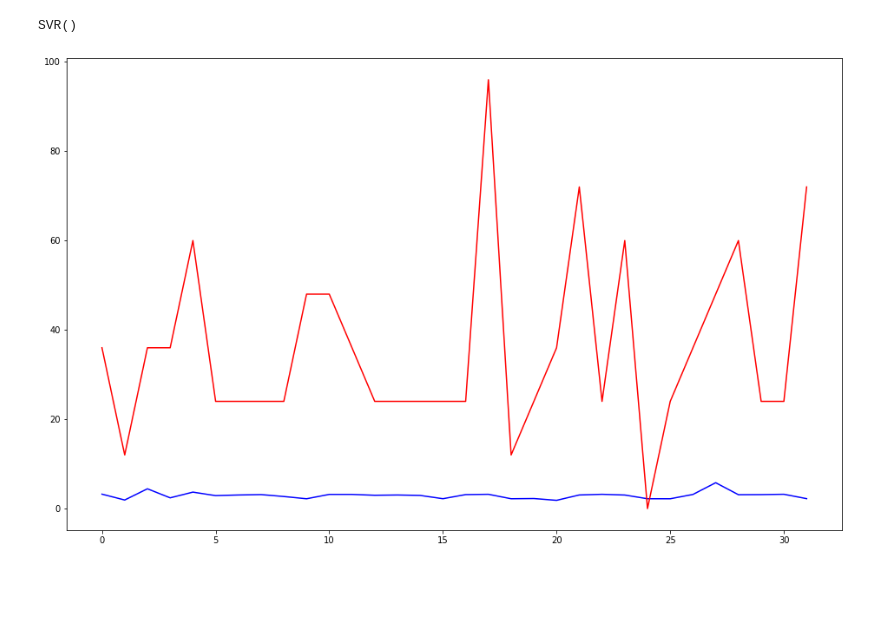
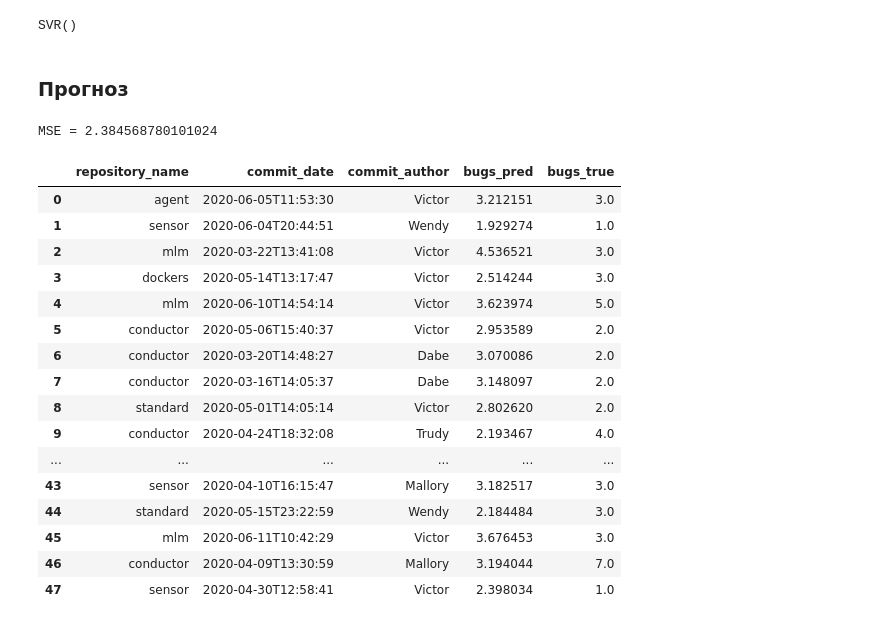
Before and after one commit to AilisaD/ABSoft_test, a Jupyter notebook: main.ipynb, the cells around one changed output. Cells and saved outputs as stored; diff of their text form; code cells hidden in the pictures; blank space fills up the shorter version.

```diff
--- a/main.ipynb
+++ b/main.ipynb
@@ -56,30 +45,54 @@ df = df.drop('bugs', axis=1)
 X = df.values
 Y = Y.reshape(Y.shape[0], 1)
 sc_X = MinMaxScaler()
-sc_y = MinMaxScaler()
+sc_Y = MinMaxScaler()
 X = sc_X.fit_transform(X)
-Y = sc_y.fit_transform(Y)
+Y = sc_Y.fit_transform(Y)
+
+x_train, x_test, y_train, y_test = model_selection.train_test_split(
+    X,
+    Y,
+    test_size=0.15,
+    random_state=42,
+)
+
+regressor = SVR(kernel='rbf')
+regressor.fit(x_train, y_train)
+# %% [output]
+SVR()
-# %%
-x_train, x_test, y_train, y_test = model_selection.train_test_split(
-    X,
-    Y,
-    test_size=0.20,
-    random_state=42,
-)
-# %%
-regressor = SVR(kernel='rbf')
-regressor.fit(x_train, y_train)
-# %% [output]
-SVR()
-# %%
-y_pred = regressor.predict(x_test)
-y_pred = sc_y.inverse_transform(y_pred.reshape(y_pred.shape[0], 1))
-y_test = sc_y.inverse_transform(y_test.reshape(y_test.shape[0], 1))
-# %%
-plt.figure(figsize=[16, 10]).patch.set_facecolor('w')
-
-plt.plot(y_pred, color = 'blue', label='y_pred')
-plt.plot(y_test, color = 'red', label='y_test')
-plt.show()
-# %% [output]
-[figure, removed]
+# %% [markdown]
+### Прогноз
+# %%
+y_pred = regressor.predict(x_test)
+y_pred = sc_Y.inverse_transform(y_pred.reshape(y_pred.shape[0], 1))
+y_true = sc_Y.inverse_transform(y_test.reshape(y_test.shape[0], 1))
+
+df_test = pd.DataFrame(sc_X.inverse_transform(x_test), columns=df.columns, dtype=int)
+df_test['commit_date'] = df_test['commit_date'].map(
+    lambda x: datetime.fromtimestamp(x).isoformat(sep='T', timespec='auto'))
+df_test['repository_name'] = label_encoder.inverse_transform(df_test['repository_name'])
+df_test['commit_author'] = df_test.iloc[:, 2:].idxmax(axis=1).map(lambda x: x.replace('commit_author_', ''))
+df_test.drop(df_test.columns[2:12], axis=1, inplace=True)
+df_test['bugs_pred'] = y_pred
+df_test['bugs_true'] = y_true
+print(f'MSE = {mean_squared_error(y_true, y_pred)}')
+df_test
+# %% [output]
+MSE = 2.384568780101024
+|  | repository_name | commit_date | commit_author | bugs_pred | bugs_true |
+| 0 | agent | 2020-06-05T11:53:30 | Victor | 3.212151 | 3.0 |
+| 1 | sensor | 2020-06-04T20:44:51 | Wendy | 1.929274 | 1.0 |
+| 2 | mlm | 2020-03-22T13:41:08 | Victor | 4.536521 | 3.0 |
+| 3 | dockers | 2020-05-14T13:17:47 | Victor | 2.514244 | 3.0 |
+| 4 | mlm | 2020-06-10T14:54:14 | Victor | 3.623974 | 5.0 |
+| 5 | conductor | 2020-05-06T15:40:37 | Victor | 2.953589 | 2.0 |
+| 6 | conductor | 2020-03-20T14:48:27 | Dabe | 3.070086 | 2.0 |
+| 7 | conductor | 2020-03-16T14:05:37 | Dabe | 3.148097 | 2.0 |
+| 8 | standard | 2020-05-01T14:05:14 | Victor | 2.802620 | 2.0 |
+| 9 | conductor | 2020-04-24T18:32:08 | Trudy | 2.193467 | 4.0 |
+| ... | ... | ... | ... | ... | ... |
+| 43 | sensor | 2020-04-10T16:15:47 | Mallory | 3.182517 | 3.0 |
+| 44 | standard | 2020-05-15T23:22:59 | Wendy | 2.184484 | 3.0 |
+| 45 | mlm | 2020-06-11T10:42:29 | Victor | 3.676453 | 3.0 |
+| 46 | conductor | 2020-04-09T13:30:59 | Mallory | 3.194044 | 7.0 |
+| 47 | sensor | 2020-04-30T12:58:41 | Victor | 2.398034 | 1.0 |
```
Also changed, not shown: parts of 6 cells of this notebook, 1 other file.
